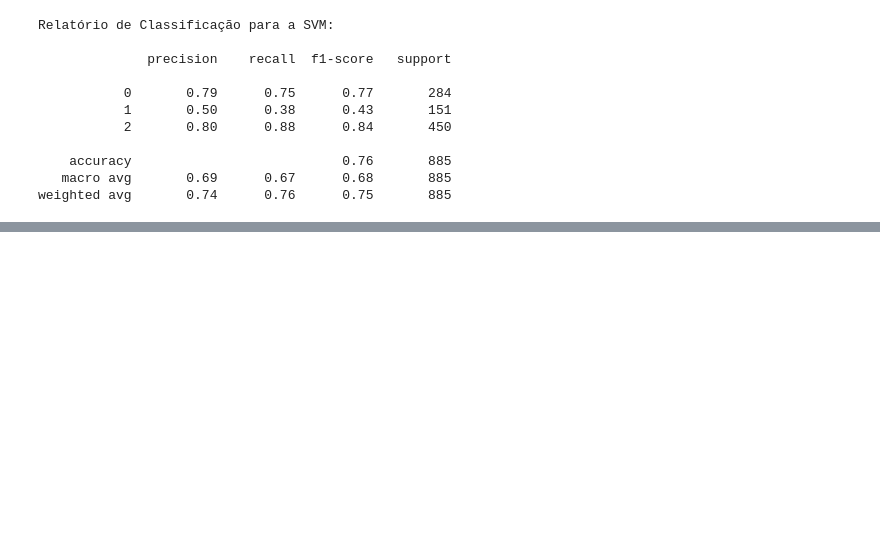
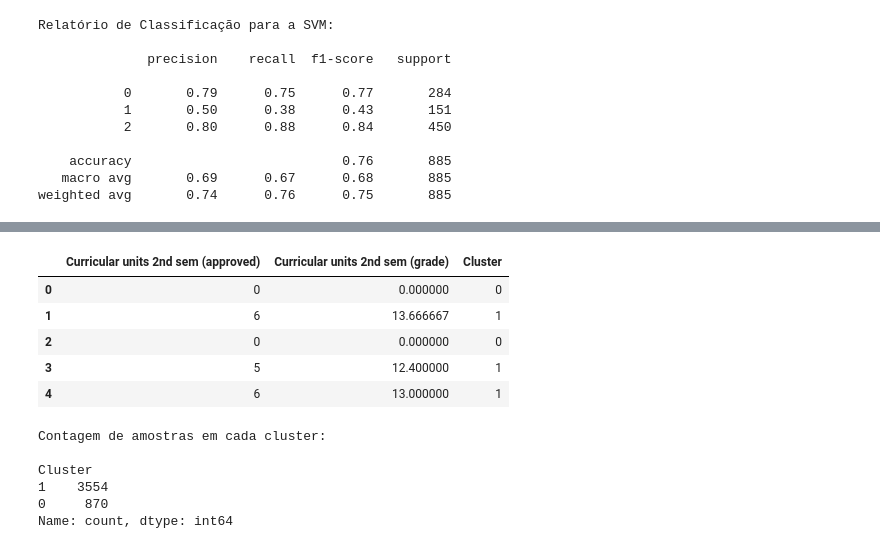
Before and after one commit to PurpleLobster31/ada-machinelearning2, a Jupyter notebook: notebooks/project.ipynb, the cells around one changed output, grey strips where cells are left out. Saved outputs shown, nothing was run; the diff lists cells and outputs as text; code cells hidden in the pictures; blank space fills up the shorter version.

```diff
--- a/notebooks/project.ipynb
+++ b/notebooks/project.ipynb
@@ -518,0 +603,23 @@ Métricas de avaliação, cotovelo (ruim), silhoueta (melhor)
+# %%
+kmeans = KMeans(n_clusters=2, random_state=42)
+kmeans.fit(X_norm)
+labels = kmeans.labels_
+
+df_nsuperv['Cluster'] = labels
+df_nsuperv.head()
+# %% [output]
+|  | Curricular units 2nd sem (approved) | Curricular units 2nd sem (grade) | Cluster |
+| 0 | 0 | 0.000000 | 0 |
+| 1 | 6 | 13.666667 | 1 |
+| 2 | 0 | 0.000000 | 0 |
+| 3 | 5 | 12.400000 | 1 |
+| 4 | 6 | 13.000000 | 1 |
+# %%
+print(f'Contagem de amostras em cada cluster:\n\n{df_nsuperv['Cluster'].value_counts()}')
+# %% [output]
+Contagem de amostras em cada cluster:
+
+Cluster
+1    3554
+0     870
+Name: count, dtype: int64
```
Also changed, not shown: parts of 22 cells of this notebook.
